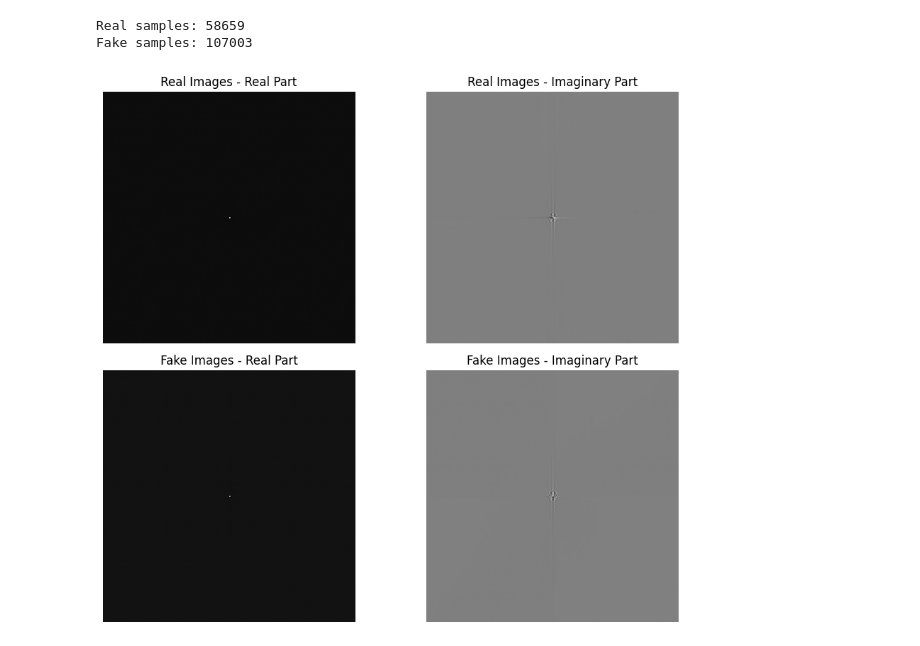
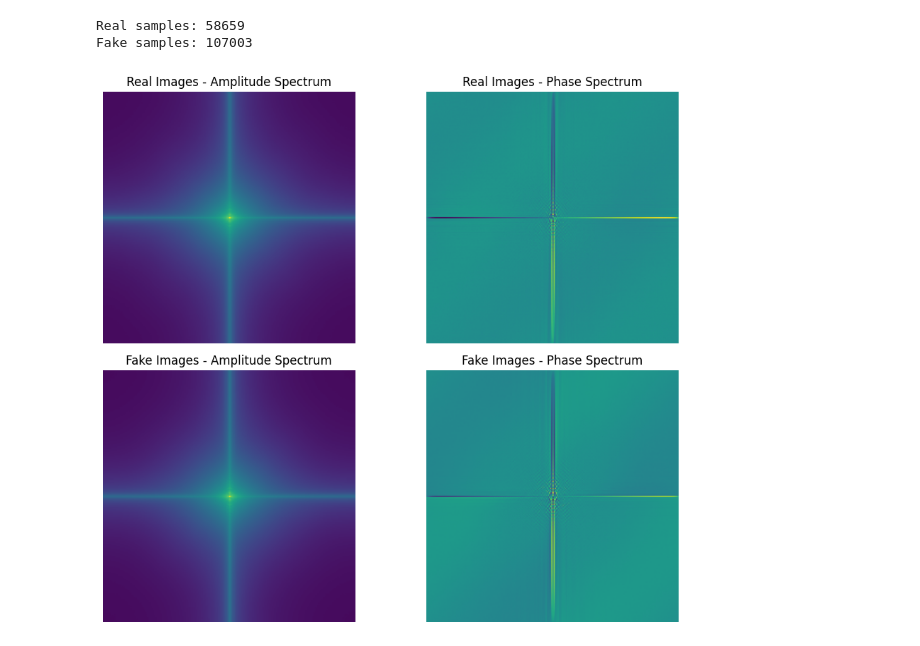
Before and after one commit to JinxYi/deepfake-detection, a Jupyter notebook: playground/analysis/fft_analysis.ipynb, the cells around one changed output. Drawn from its saved outputs; the diff is of its cells as text; code cells hidden in the pictures.

```diff
--- a/playground/analysis/fft_analysis.ipynb
+++ b/playground/analysis/fft_analysis.ipynb
@@ -74,8 +74,8 @@ from tqdm import tqdm
 # %%
 import numpy as np
 
-real_fft_mean = None
-fake_fft_mean = None
+real_fft_mean = np.zeros((2, 224, 224))
+fake_fft_mean = np.zeros((2, 224, 224))
 real_count = 0
 fake_count = 0
 
@@ -83,20 +83,18 @@ pbar = tqdm(total=165662)
 
 for d in dataset:
     img = d['png']
-    fft_result = fft_real_imag(img)  # Returns a NumPy array
+    fft_result = fft_amp_phase(img)  # Returns a NumPy array
     fft_result = fft_result.detach().cpu().numpy()
+
 
     if "real" in d["__key__"]:
         real_count += 1
-        if real_fft_mean is None:
-            real_fft_mean = np.zeros_like(fft_result, dtype=np.float64)
         real_fft_mean += (fft_result - real_fft_mean) / real_count
     else:
         fake_count += 1
-        if fake_fft_mean is None:
-            fake_fft_mean = np.zeros_like(fft_result, dtype=np.float64)
         fake_fft_mean += (fft_result - fake_fft_mean) / fake_count
 
+
     pbar.update(1)
 # %%
 print("Real samples:", real_count)
@@ -107,24 +105,24 @@ Fake samples: 107003
 # %%
 import matplotlib.pyplot as plt
 
 # mean_real_fft and mean_fake_fft have shape (2, H, W)
-mean_real_real = real_fft_mean[0]      # Real part for real images
-mean_real_imag = real_fft_mean[1]      # Imaginary part for real images
-mean_fake_real = fake_fft_mean[0]      # Real part for fake images
-mean_fake_imag = fake_fft_mean[1]      # Imaginary part for fake images
+mean_real_amp = real_fft_mean[0]      # Real part for real images
+mean_real_phase = real_fft_mean[1]      # Imaginary part for real images
+mean_fake_amp = fake_fft_mean[0]      # Real part for fake images
+mean_fake_phase = fake_fft_mean[1]      # Imaginary part for fake images
 
 fig, axs = plt.subplots(2, 2, figsize=(10, 8))
-axs[0, 0].imshow(mean_real_real, cmap='gray')
-axs[0, 0].set_title('Real Images - Real Part')
-axs[0, 1].imshow(mean_real_imag, cmap='gray')
-axs[0, 1].set_title('Real Images - Imaginary Part')
-axs[1, 0].imshow(mean_fake_real, cmap='gray')
-axs[1, 0].set_title('Fake Images - Real Part')
-axs[1, 1].imshow(mean_fake_imag, cmap='gray')
-axs[1, 1].set_title('Fake Images - Imaginary Part')
+axs[0, 0].imshow(mean_real_amp)
+axs[0, 0].set_title('Real Images - Amplitude Spectrum')
+axs[0, 1].imshow(mean_real_phase)
+axs[0, 1].set_title('Real Images - Phase Spectrum')
+axs[1, 0].imshow(mean_fake_amp)
+axs[1, 0].set_title('Fake Images - Amplitude Spectrum')
+axs[1, 1].imshow(mean_fake_phase)
+axs[1, 1].set_title('Fake Images - Phase Spectrum')
 for ax in axs.ravel():
     ax.axis('off')
 plt.tight_layout()
 plt.show()
 # %% [output]
-[figure, old version]
+[figure, new version]
```
Also changed, not shown: parts of 7 cells of this notebook, 24 other files.
